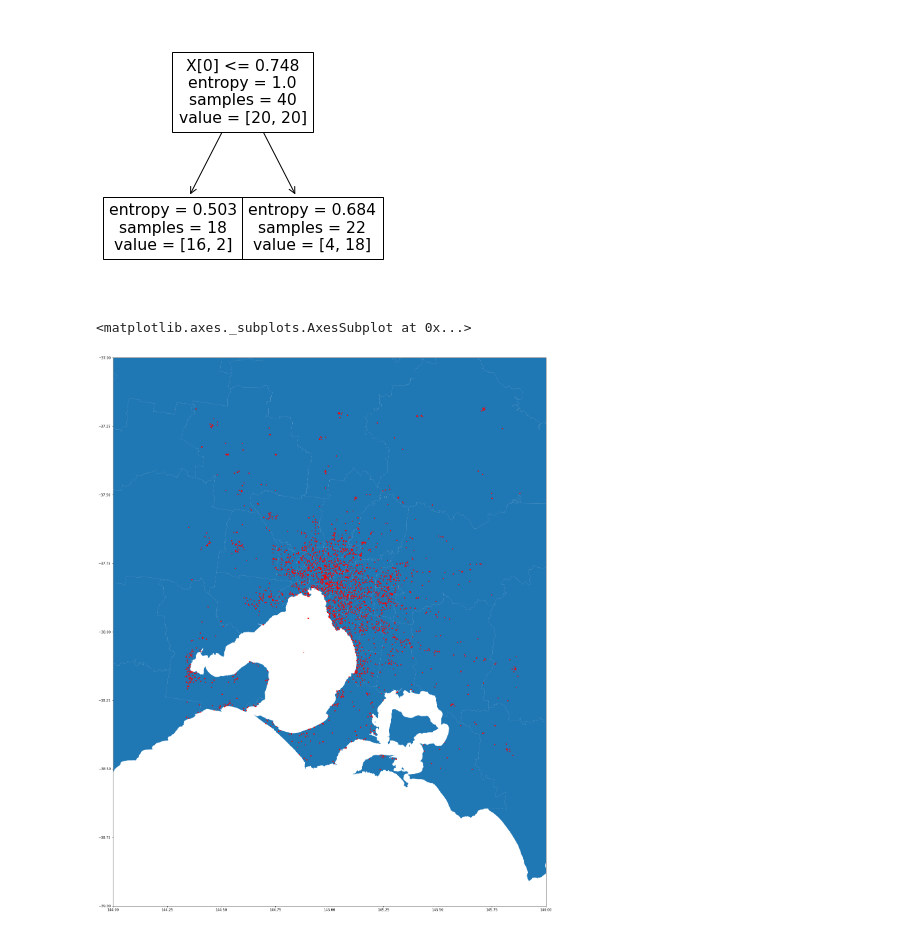
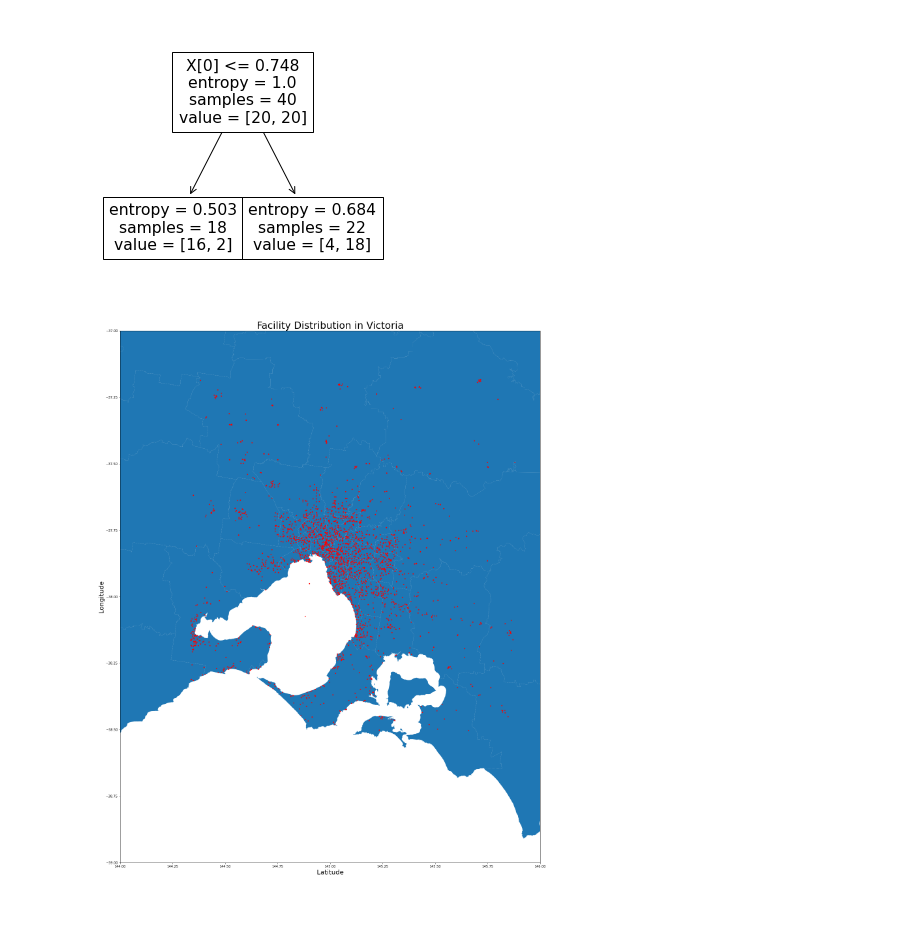
Before and after one commit to Chris-Xiu/COMP20008-Data-Science-Project, a Jupyter notebook: one_for_all.ipynb, the cells around one changed output. Drawn from its saved outputs; the diff is of its cells as text; code cells hidden in the pictures.

```diff
--- a/one_for_all.ipynb
+++ b/one_for_all.ipynb
@@ -813,13 +845,16 @@ plt.show()
 # %%
 sport_map = gpd.read_file('Sport_facility_shape/8981b016-368c-4ba9-a747-a338a5fb6ca3.shp')
 vic_map = gpd.read_file('Victoria_map_shape/VIC_LGA_POLYGON_SHP.shp')
 fig, ax = plt.subplots(figsize = (30,30))
 
 ax.set_xlim(144, 146)
 ax.set_ylim(-39, -37)
 
 vic_map.plot(ax = ax)
 sport_map.plot(ax = ax, markersize = 5, color = 'red')
+plt.title("Facility Distribution in Victoria",fontsize=30)
+plt.xlabel("Latitude",fontsize=20)
+plt.ylabel("Longitude",fontsize=20)
+plt.savefig("map")
 # %% [output]
-<matplotlib.axes._subplots.AxesSubplot at 0x...>
-[figure, old version]
+[figure, new version]
```
Also changed, not shown: parts of 17 cells of this notebook, 8 other files.
